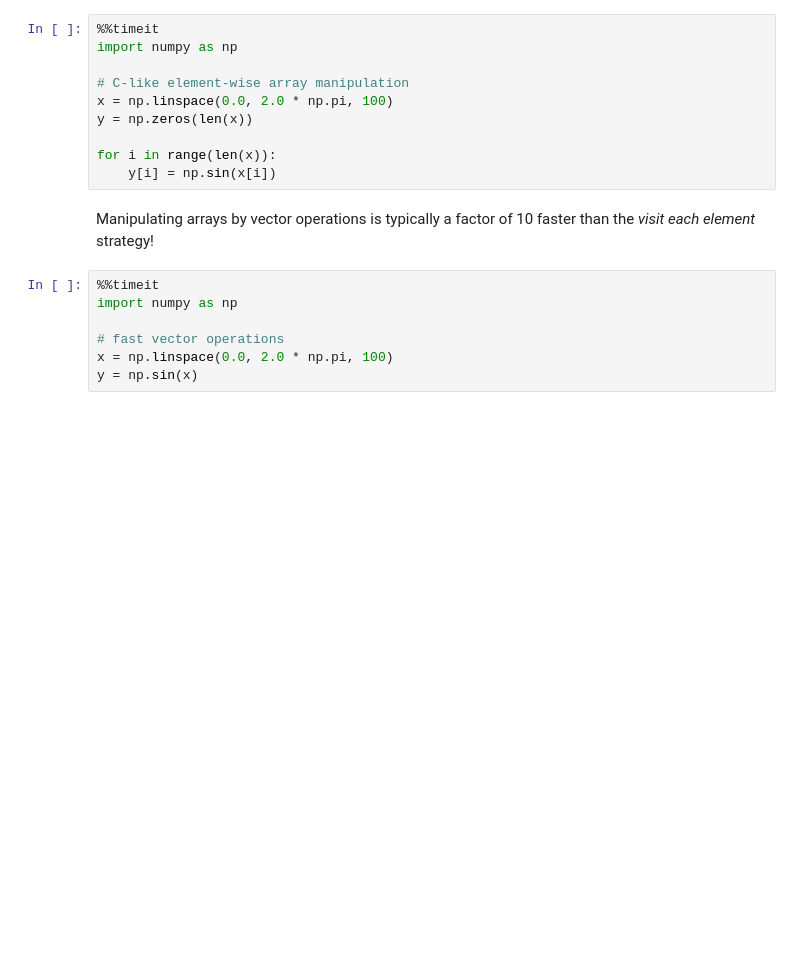
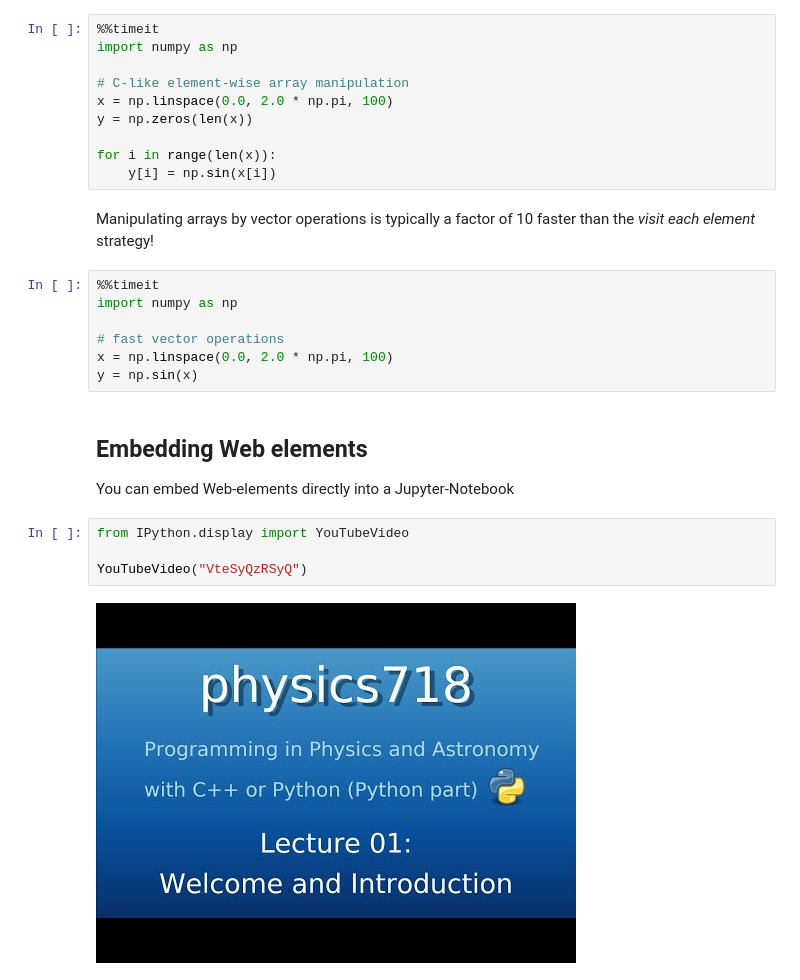
Before and after one commit to terben/Programming_in_Python_BCGS_Summer_2020, a Jupyter notebook: Wednesday_2020-04-08/02_Python_examples.ipynb, the cells around one changed output. Drawn from its saved outputs; the diff is of its cells as text; blank space fills up the shorter version.

Commit message:
added comments to notebook

```diff
--- a/Wednesday_2020-04-08/02_Python_examples.ipynb
+++ b/Wednesday_2020-04-08/02_Python_examples.ipynb
@@ -110,3 +138,12 @@ import numpy as np
 # fast vector operations
 x = np.linspace(0.0, 2.0 * np.pi, 100)
 y = np.sin(x)
+# %% [markdown]
+## Embedding Web elements
+You can embed Web-elements directly into a Jupyter-Notebook
+# %%
+from IPython.display import YouTubeVideo
+
+YouTubeVideo("VteSyQzRSyQ")
+# %% [output]
+[figure, added]
```
Also changed, not shown: parts of 24 cells of this notebook.
